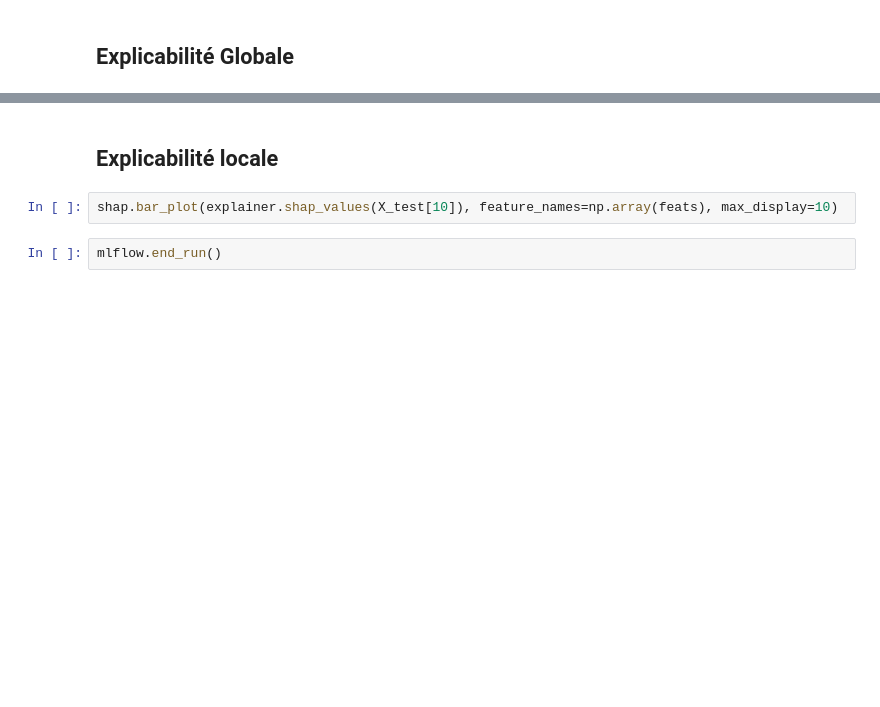
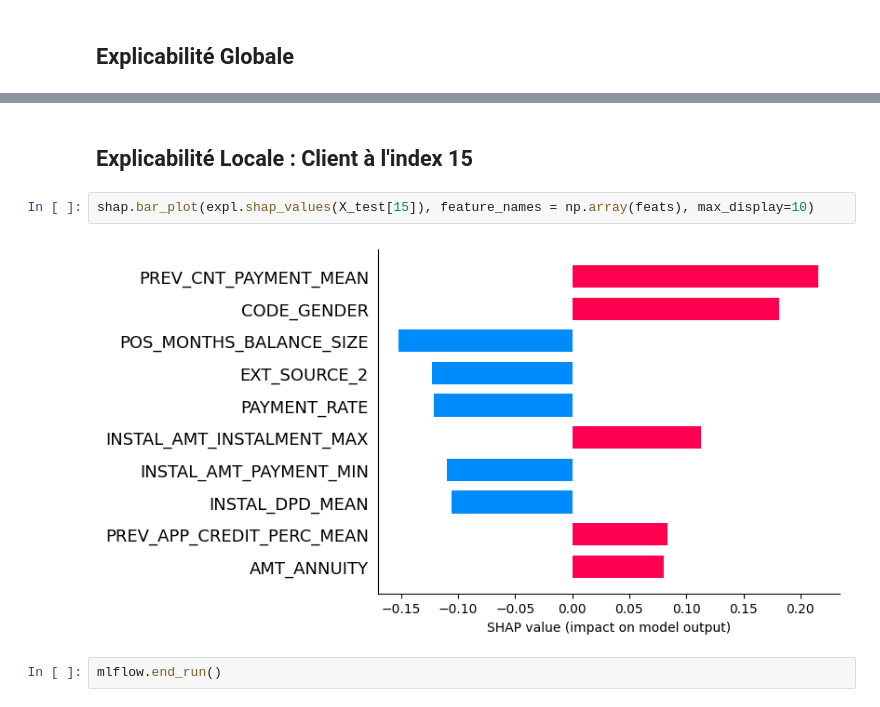
Before and after one commit to GohouD/P7-CreditScoring, a Jupyter notebook: Danon_Gohou_2_FeaturesImportance_062023.ipynb, the cells around one changed output, grey strips where cells are left out. Saved outputs shown, nothing was run; the diff lists cells and outputs as text; blank space fills up the shorter version.

```diff
--- a/Danon_Gohou_2_FeaturesImportance_062023.ipynb
+++ b/Danon_Gohou_2_FeaturesImportance_062023.ipynb
@@ -173,7 +155,9 @@ shap.summary_plot(shap_values, X_test, feature_names=X.columns, max_display=40)
-# %% [markdown]
-## Explicabilité locale
+# %% [markdown]
+## Explicabilité Locale : Client à l'index 15
 # %%
-shap.bar_plot(explainer.shap_values(X_test[10]), feature_names=np.array(feats), max_display=10)
+shap.bar_plot(expl.shap_values(X_test[15]), feature_names = np.array(feats), max_display=10)
+# %% [output]
+[figure, added]
 # %%
 mlflow.end_run()
 # %%
```
Also changed, not shown: parts of 15 cells of this notebook.
